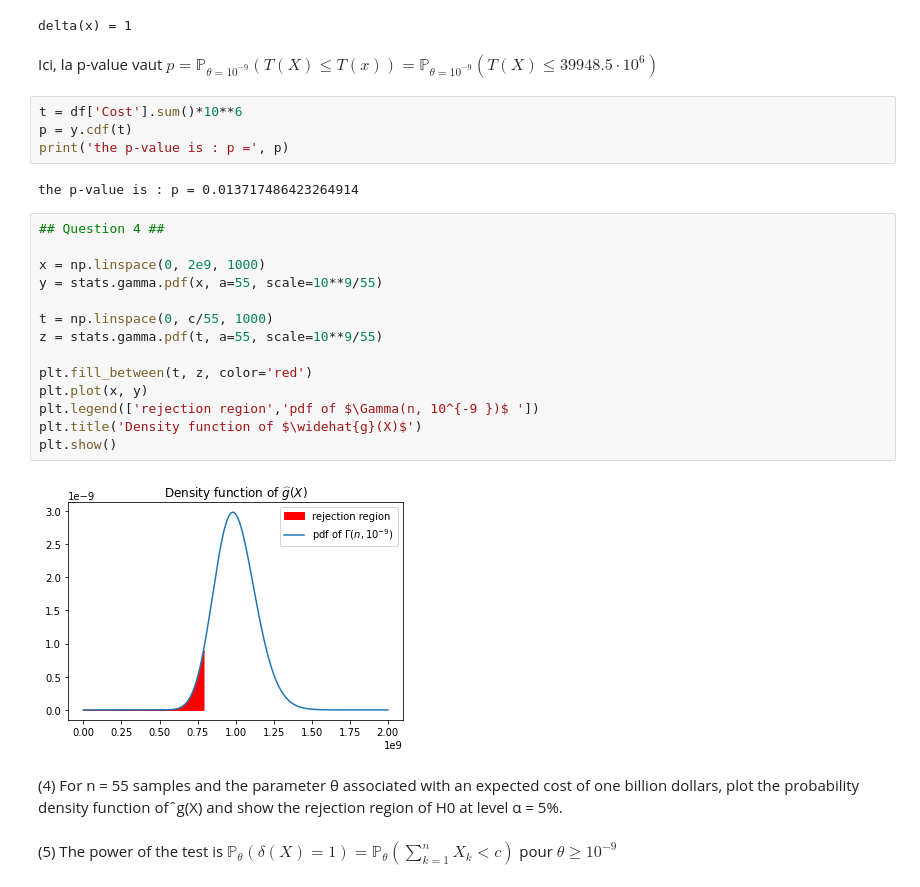
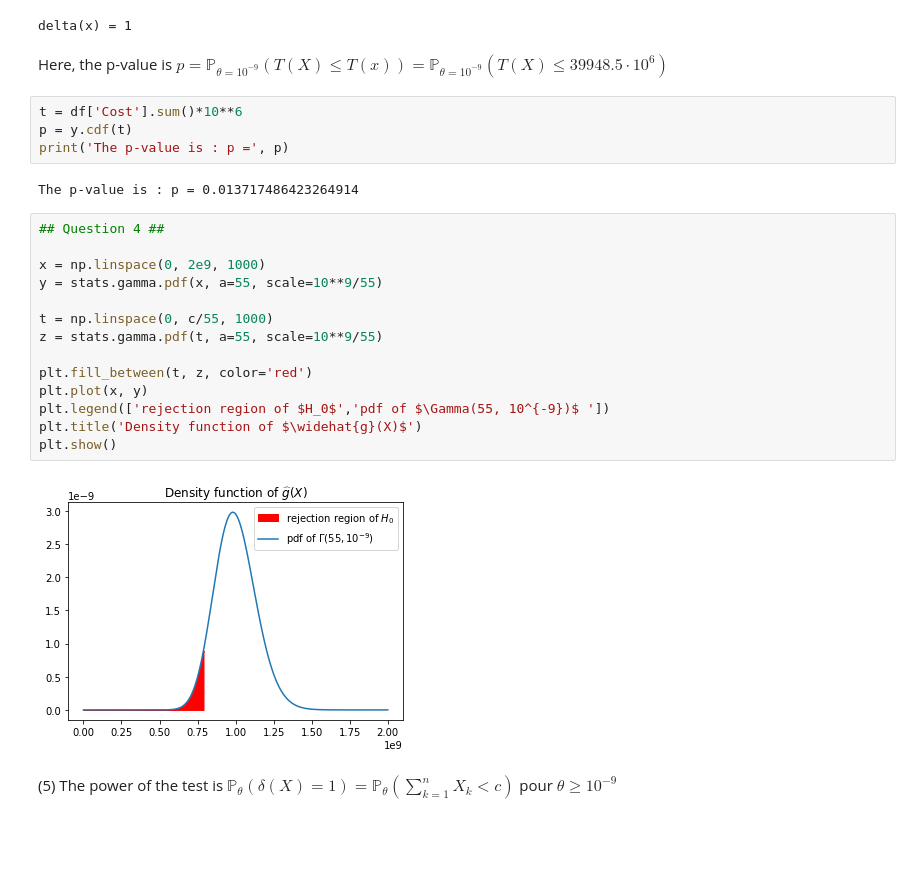
Before and after one commit to simonqueric/MDI220_project, a Jupyter notebook: project_simon_queric.ipynb, the cells around one changed output. Saved outputs shown, nothing was run; the diff lists cells and outputs as text; blank space fills up the shorter version.

```diff
--- a/project_simon_queric.ipynb
+++ b/project_simon_queric.ipynb
@@ -166,33 +151,29 @@ else :
 # %% [output]
 delta(x) = 1
 # %% [markdown]
-Ici, la p-value vaut $p = \mathbb{P}_{\theta=10^{-9}}(T(X) \leqslant T(x))
+Here, the p-value is $p = \mathbb{P}_{\theta=10^{-9}}(T(X) \leqslant T(x))
 = \mathbb{P}_{\theta=10^{-9}}(T(X) \leqslant 39948.5\cdot 10^6)$
 # %%
 t = df['Cost'].sum()*10**6
 p = y.cdf(t)
-print('the p-value is : p =', p)
+print('The p-value is : p =', p)
 # %% [output]
-the p-value is : p = 0.013717486423264914
+The p-value is : p = 0.013717486423264914
 # %%
 ## Question 4 ##
 
 x = np.linspace(0, 2e9, 1000)
 y = stats.gamma.pdf(x, a=55, scale=10**9/55)
 
 t = np.linspace(0, c/55, 1000)
 z = stats.gamma.pdf(t, a=55, scale=10**9/55)
 
 plt.fill_between(t, z, color='red')
 plt.plot(x, y)
-plt.legend(['rejection region','pdf of $\Gamma(n, 10^{-9 })$ '])
+plt.legend(['rejection region of $H_0$','pdf of $\Gamma(55, 10^{-9})$ '])
 plt.title('Density function of $\widehat{g}(X)$')
 plt.show()
 # %% [output]
-[figure, old version]
+[figure, new version]
-# %% [markdown]
-(4) For n = 55 samples and the parameter θ associated with an expected cost of one billion
-dollars, plot the probability density function of ̂ g(X) and show the rejection region of
-H0 at level α = 5%.
 # %% [markdown]
 (5) The power of the test is $\mathbb{P}_{\theta}(\delta(X) = 1) = \mathbb{P}_{\theta}\left(\sum_{k=1}^n{X_k} < c\right)$ pour $\theta \geqslant 10^{-9}$
```
Also changed, not shown: parts of 14 cells of this notebook.
